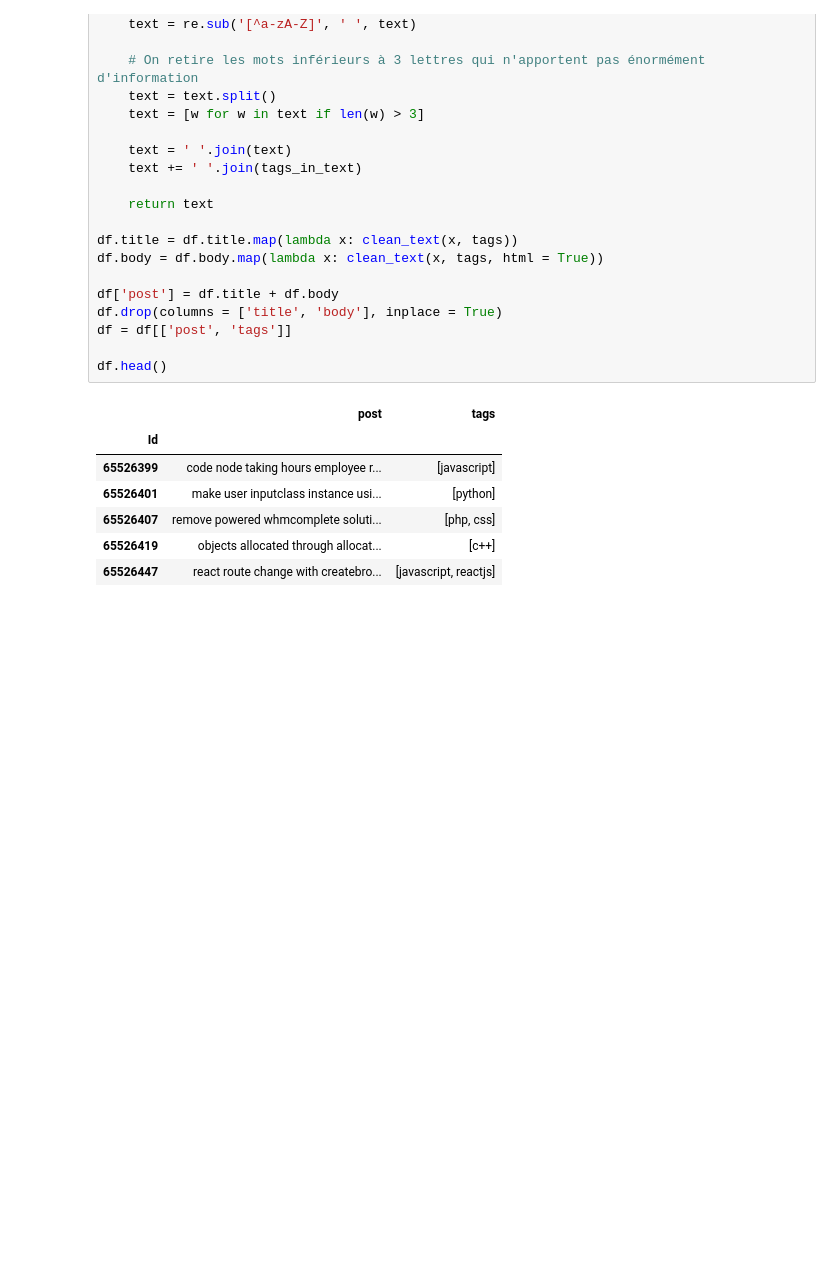
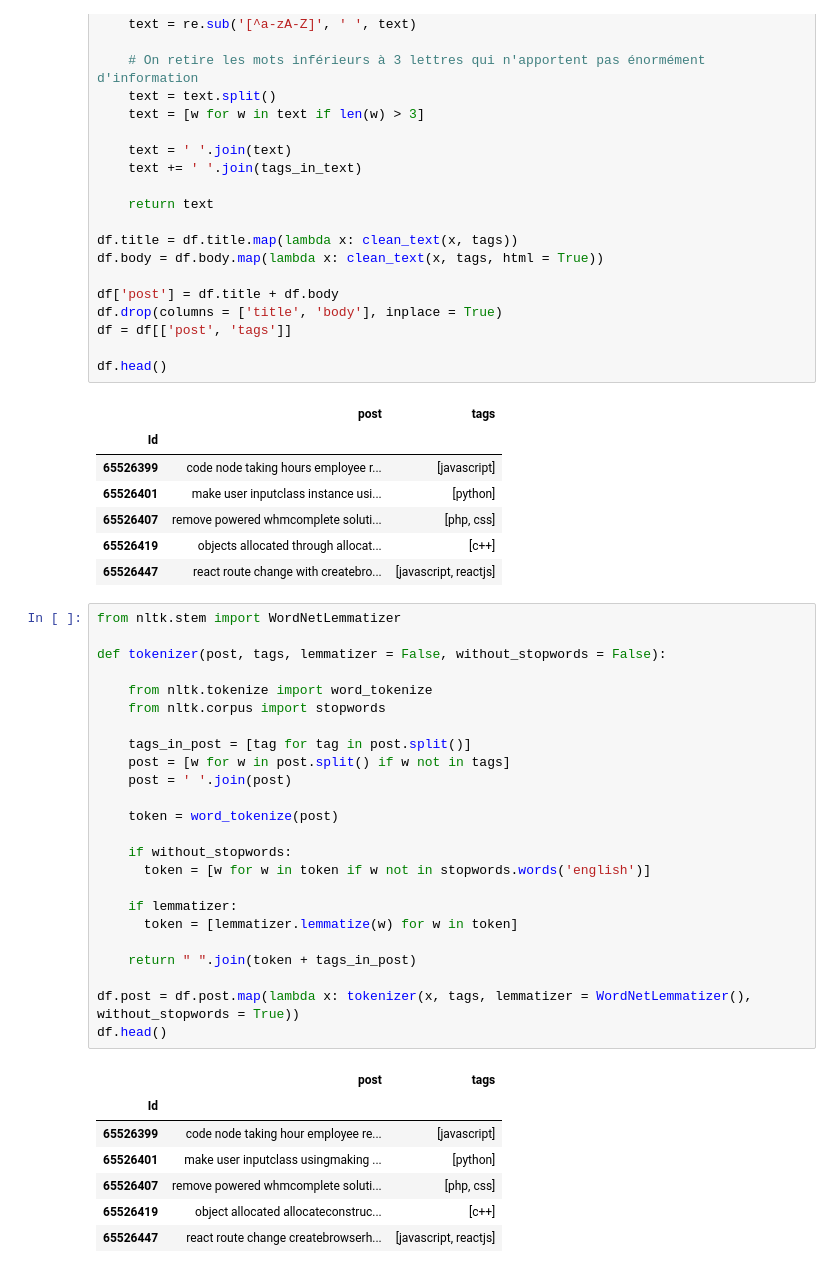
Before and after one commit to felanbi/Projet-OC-Categoriser-automatiquement-des-questions, a Jupyter notebook: P5_01_notebookexploration.ipynb, the cells around one changed output. Drawn from its saved outputs; the diff is of its cells as text; blank space fills up the shorter version.

Commit message:
Tokenization + suppression des stopwords + stemming

```diff
--- a/P5_01_notebookexploration.ipynb
+++ b/P5_01_notebookexploration.ipynb
@@ -138,3 +138,35 @@ df.head()
 | 65526407 | remove powered whmcomplete soluti... | [php, css] |
 | 65526419 | objects allocated through allocat... | [c++] |
 | 65526447 | react route change with createbro... | [javascript, reactjs] |
+# %%
+from nltk.stem import WordNetLemmatizer
+
+def tokenizer(post, tags, lemmatizer = False, without_stopwords = False):
+
+    from nltk.tokenize import word_tokenize
+    from nltk.corpus import stopwords
+
+    tags_in_post = [tag for tag in post.split()]
+    post = [w for w in post.split() if w not in tags]
+    post = ' '.join(post)
+
+    token = word_tokenize(post)
+
+    if without_stopwords:
+      token = [w for w in token if w not in stopwords.words('english')]
+
+    if lemmatizer:
+      token = [lemmatizer.lemmatize(w) for w in token]
+
+    return " ".join(token + tags_in_post)
+
+df.post = df.post.map(lambda x: tokenizer(x, tags, lemmatizer = WordNetLemmatizer(), without_stopwords = True))
+df.head()
+# %% [output]
+|  | post | tags |
+| Id |  |  |
+| 65526399 | code node taking hour employee re... | [javascript] |
+| 65526401 | make user inputclass usingmaking ... | [python] |
+| 65526407 | remove powered whmcomplete soluti... | [php, css] |
+| 65526419 | object allocated allocateconstruc... | [c++] |
+| 65526447 | react route change createbrowserh... | [javascript, reactjs] |
```
